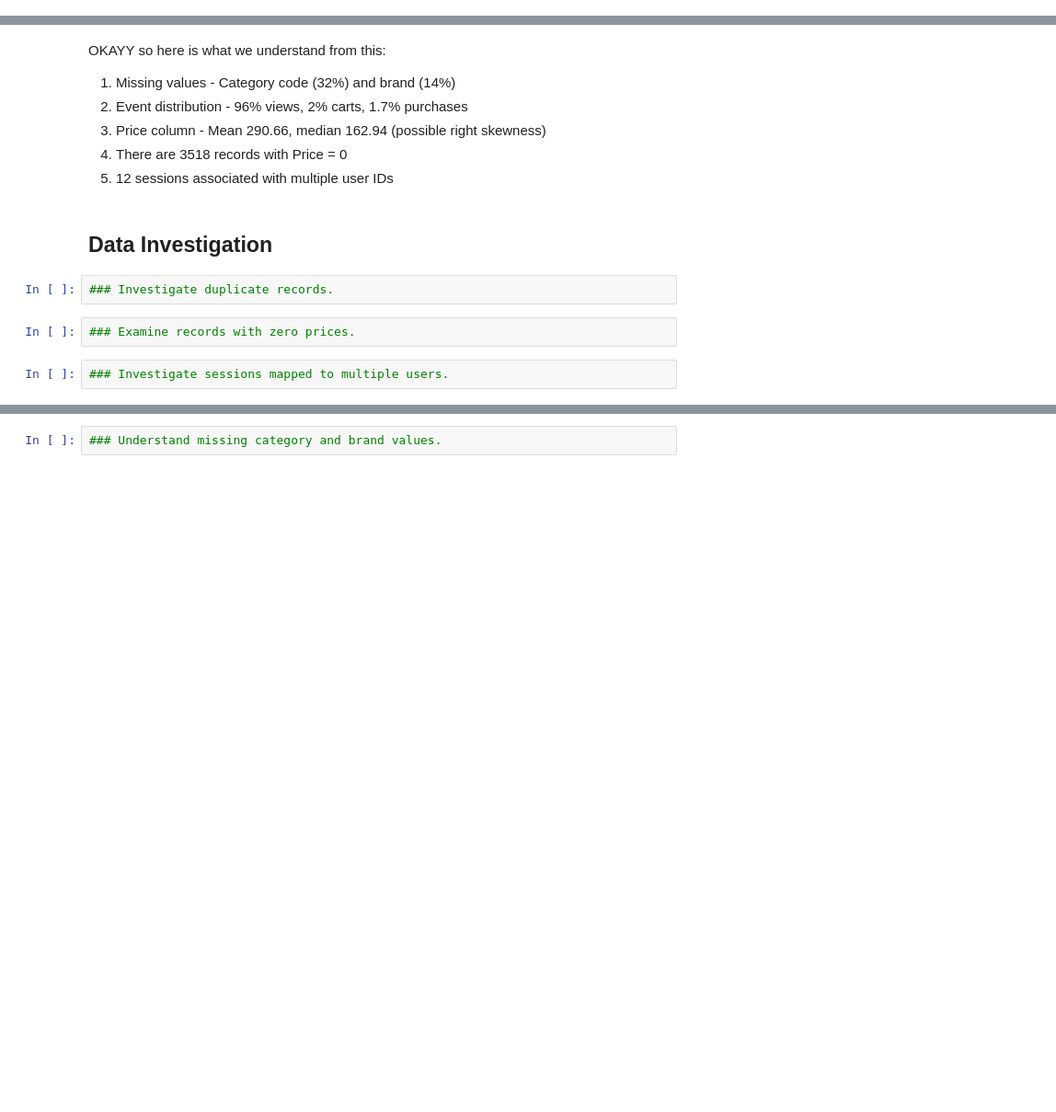
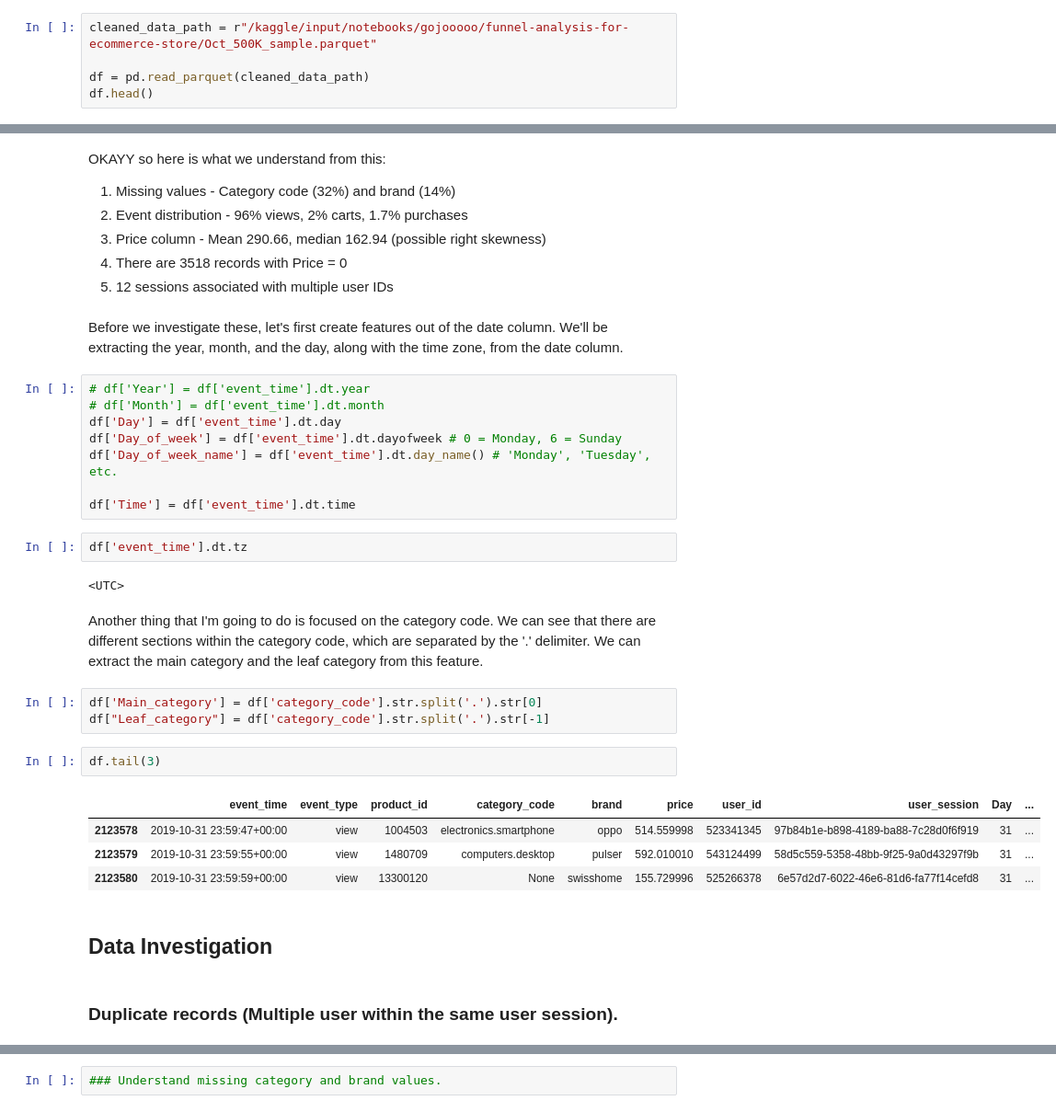
Before and after one commit to GauriR011/Ecommerce-Funnel-Analysis, a Jupyter notebook: Funnel_analysis.ipynb, the cells around one changed output, grey strips where cells are left out. Shown at 92% size. Cells and saved outputs as stored; diff of their text form; blank space fills up the shorter version.

```diff
--- a/Funnel_analysis.ipynb
+++ b/Funnel_analysis.ipynb
@@ -156,0 +150,5 @@ df.head()
+# %%
+cleaned_data_path = r"/kaggle/input/notebooks/gojooooo/funnel-analysis-for-ecommerce-store/Oct_500K_sample.parquet"
+
+df = pd.read_parquet(cleaned_data_path)
+df.head()
@@ -256,11 +261,33 @@ OKAYY so here is what we understand from this:
 3. Price column - Mean 290.66, median 162.94 (possible right skewness)
 4. There are 3518 records with Price = 0
 5. 12 sessions associated with multiple user IDs
+# %% [markdown]
+Before we investigate these, let's first create features out of the date column. We'll be extracting the year, month, and the day, along with the time zone, from the date column.
+# %%
+# df['Year'] = df['event_time'].dt.year
+# df['Month'] = df['event_time'].dt.month
+df['Day'] = df['event_time'].dt.day
+df['Day_of_week'] = df['event_time'].dt.dayofweek # 0 = Monday, 6 = Sunday
+df['Day_of_week_name'] = df['event_time'].dt.day_name() # 'Monday', 'Tuesday', etc.
+
+df['Time'] = df['event_time'].dt.time
+# %%
+df['event_time'].dt.tz
+# %% [output]
+<UTC>
+# %% [markdown]
+Another thing that I'm going to do is focused on the category code. We can see that there are different sections within the category code, which are separated by the '.' delimiter. We can extract the main category and the leaf category from this feature.
+# %%
+df['Main_category'] = df['category_code'].str.split('.').str[0]
+df["Leaf_category"] = df['category_code'].str.split('.').str[-1]
+# %%
+df.tail(3)
+# %% [output]
+|  | event_time | event_type | product_id | category_code | brand | price | user_id | user_session | Day | ... |
+| 2123578 | 2019-10-31 23:59:47+00:00 | view | 1004503 | electronics.smartphone | oppo | 514.559998 | 523341345 | 97b84b1e-b898-4189-ba88-7c28d0f6f919 | 31 | ... |
+| 2123579 | 2019-10-31 23:59:55+00:00 | view | 1480709 | computers.desktop | pulser | 592.010010 | 543124499 | 58d5c559-5358-48bb-9f25-9a0d43297f9b | 31 | ... |
+| 2123580 | 2019-10-31 23:59:59+00:00 | view | 13300120 | None | swisshome | 155.729996 | 525266378 | 6e57d2d7-6022-46e6-81d6-fa77f14cefd8 | 31 | ... |
 # %% [markdown]
 ## Data Investigation
-# %%
-### Investigate duplicate records.
-# %%
-### Examine records with zero prices.
-# %%
-### Investigate sessions mapped to multiple users.
+# %% [markdown]
+### Duplicate records (Multiple user within the same user session).
```
Also changed, not shown: parts of 18 cells of this notebook.
